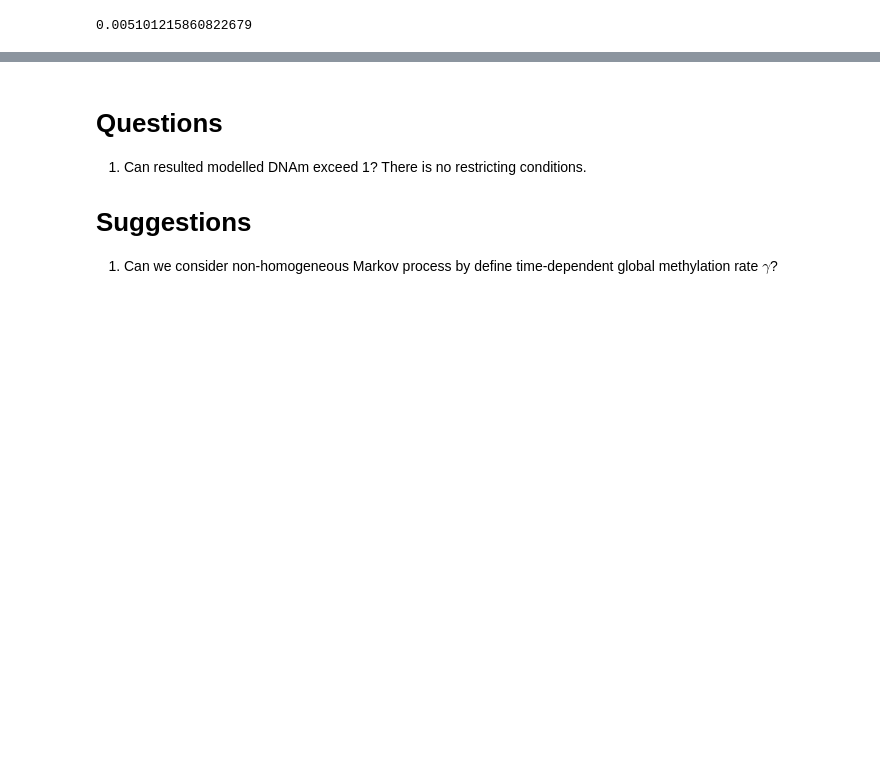
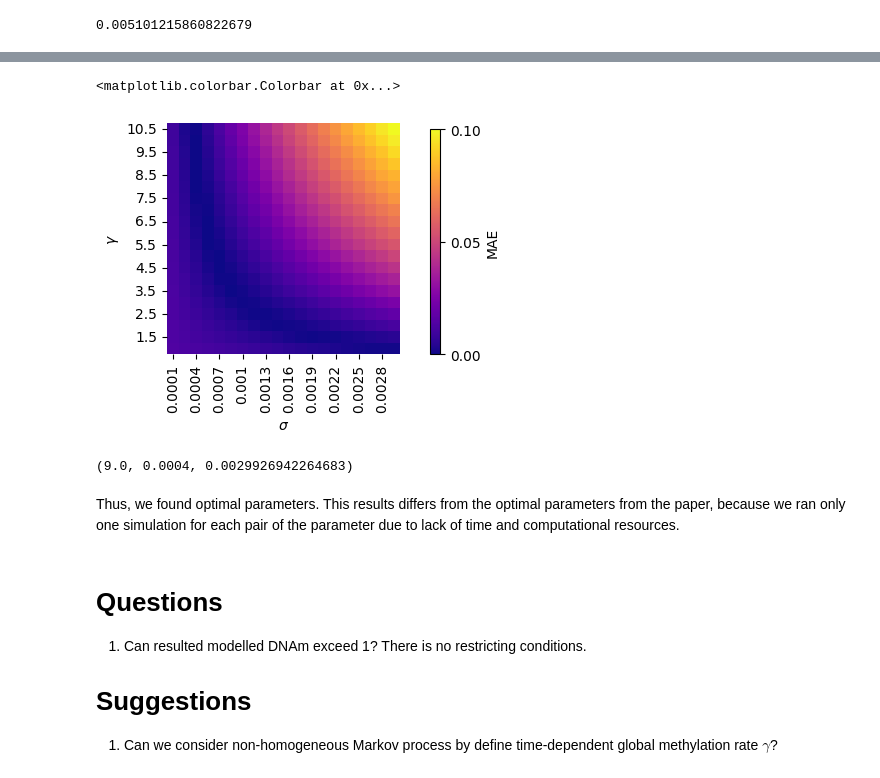
Before and after one commit to ombystoma-young/stochastic-component-epigen-proj, a Jupyter notebook: main.ipynb, the cells around one changed output, grey strips where cells are left out. Drawn from its saved outputs; the diff is of its cells as text; code cells hidden in the pictures; blank space fills up the shorter version.

```diff
--- a/main.ipynb
+++ b/main.ipynb
@@ -425,0 +443,3 @@ mean_absolute_error(old_dnam_avg, last_dnam_step)
+# %%
+scores = pd.read_csv(os.path.join(DATA_FOLDER, 'mae_res.tsv'), sep='\t', names=['gamma', 'sigma', 'MAE'])
+scores.head()
@@ -426,3 +453,34 @@ mean_absolute_error(old_dnam_avg, last_dnam_step)
+# %%
+scores_tab = scores.pivot(index='gamma', columns='sigma', values='MAE').sort_values('gamma', ascending=False)
+
+norm = Normalize(0, 0.1)
+
+fig, ax = plt.subplots(figsize=(3,3))
+
+sns.heatmap(scores_tab, cmap='plasma', cbar=None, ax=ax)
+
+ax.set_ylabel('$\gamma$')
+ax.set_xlabel('$\sigma$')
+
+cbar_x, cbar_y = 1, .16
+cbar_len = 0.035
+cbar_heigth = 0.75
+cax = plt.axes((cbar_x, cbar_y-0.05, cbar_len, cbar_heigth))
+plt.colorbar(cm.ScalarMappable(norm, 'plasma'), cax=cax, orientation='vertical',
+             ticks=[0, 0.05, 0.1],
+             label='MAE', location='right'
+            )
+# %% [output]
+<matplotlib.colorbar.Colorbar at 0x...>
+[figure, added]
+# %%
+opt_scores = scores.iloc[scores['MAE'].idxmin()]
+gamma, sigma, mae = opt_scores
+gamma, sigma, mae
+# %% [output]
+(9.0, 0.0004, 0.0029926942264683)
+# %% [markdown]
+Thus, we found optimal parameters. This results differs from the optimal parameters from the paper, because we ran only one simulation for each pair of the parameter due to lack of time and computational resources.
 # %% [markdown]
 # Questions
 
```
Also changed, not shown: parts of 10 cells of this notebook, 2 other files.
